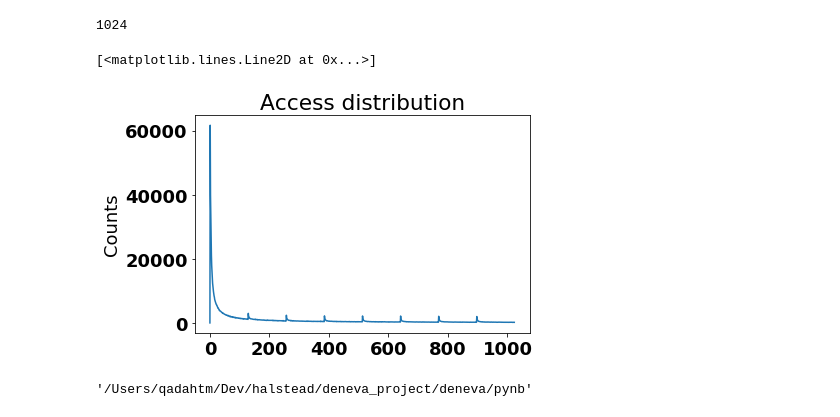
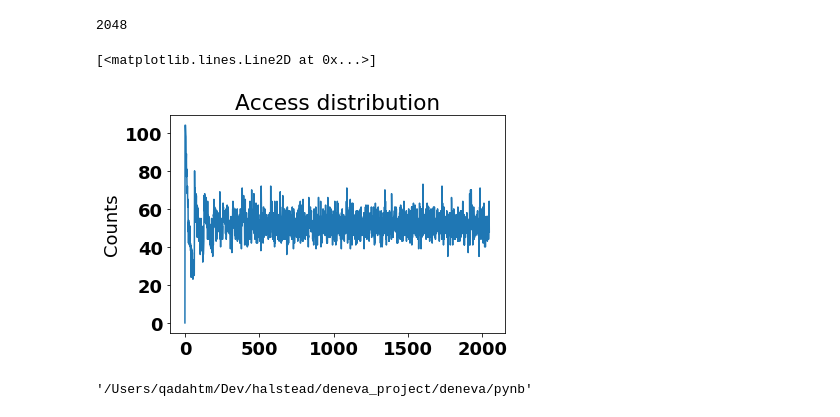
Before and after one commit to qadahtm/deneva, a Jupyter notebook: pynb/QueCC.ipynb, the cells around one changed output. Cells and saved outputs as stored; diff of their text form; code cells hidden in the pictures.

```diff
--- a/pynb/QueCC.ipynb
+++ b/pynb/QueCC.ipynb
@@ -52,6 +52,8 @@ fname ='/Users/qadahtm/Dev/halstead/ycsb_wl_8_1Kdb_zt9_strict_1part_reczipf.txt'
 
 fname ='/Users/qadahtm/Dev/halstead/ycsb_wl_8_1Kdb_zt9_nostrict_mpt100_reczipf.txt'
 
+fname ='/Users/qadahtm/Dev/halstead/deneva_project/deneva/exp_results/txn_files/2Kdb_tpp100_theta0_1.txt'
+fname ='/Users/qadahtm/Dev/halstead/deneva_project/deneva/exp_results/txn_files/2Kdb_tpp100_thetapt99_1.txt'
 
 i = 0
 g_max = -1
@@ -60,9 +62,9 @@ PLANNER_CNT = 1
 
 table_size = 16783200
 table_size = 65536 #small table for testing
-table_size = 1024 #tiny table
-no_buckets = 1024
-# no_buckets = 8
+table_size = 1024*2 #tiny table
+no_buckets = 1024*2
+# no_buckets = 32
 bucket_size = int(table_size/no_buckets)
 print("Bucket size = {:d}".format(bucket_size))
 buckets = [0]*no_buckets
@@ -209,7 +211,7 @@ w = 0.19
 
 print("Parsing file ...")
 # parseFile(datafiles[2], planners)
-# parseFile(fname, planners)
+parseFile(fname, planners)
 # parseFileForStats(datafiles[2], planners)
 # parseFileForStats(fname, planners)
 print("Parsing Finished!")
@@ -281,18 +303,18 @@ bb = [0, 61654, 39862, 33683, 26174, 21163, 17871, 15839, 13900, 12401, 11393, 1
-
+bb= buckets
 print(len(bb))
 
 x = np.arange(len(bb))
 y = bb
 # plt.bar(y_pos, bb, align='center', alpha=0.5)
 # plt.xticks(y_pos, y_pos)
 plt.ylabel('Counts')
 plt.title('Access distribution')
 
 plt.plot(x,y)
 # %% [output]
-1024
+2048
 [<matplotlib.lines.Line2D at 0x...>]
-[figure, old version]
+[figure, new version]
 # %%
 os.getcwd()
 # %% [output]
```
Also changed, not shown: parts of 5 cells of this notebook, 10 other files.
